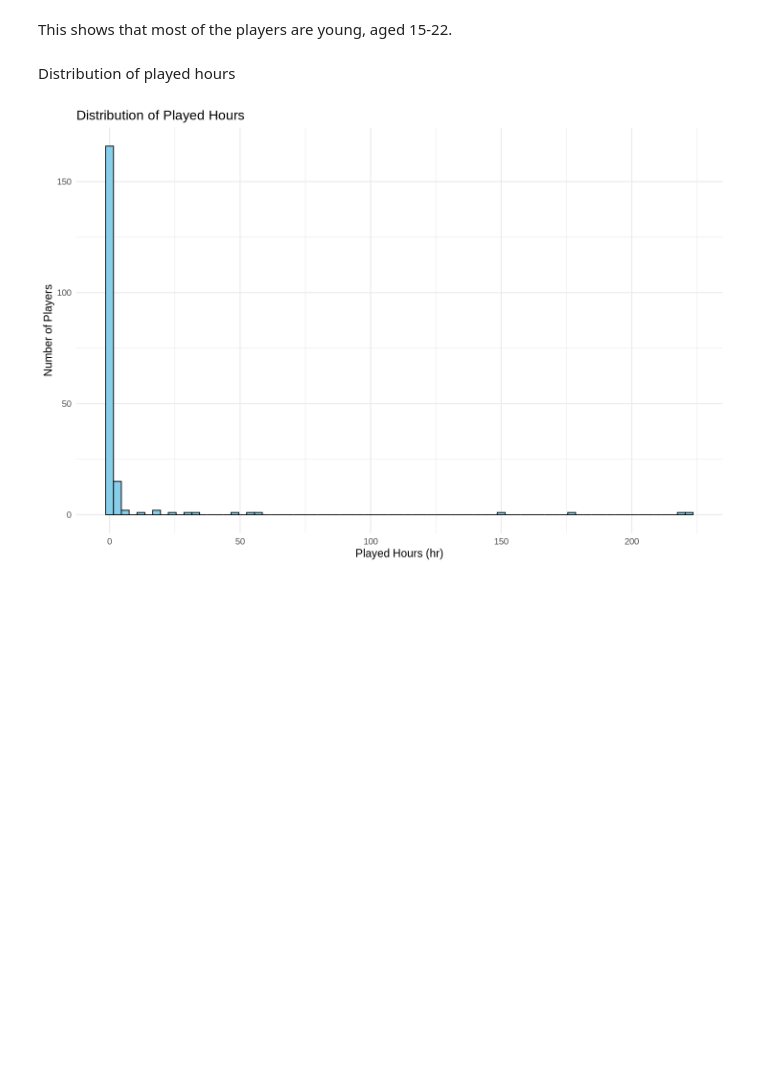
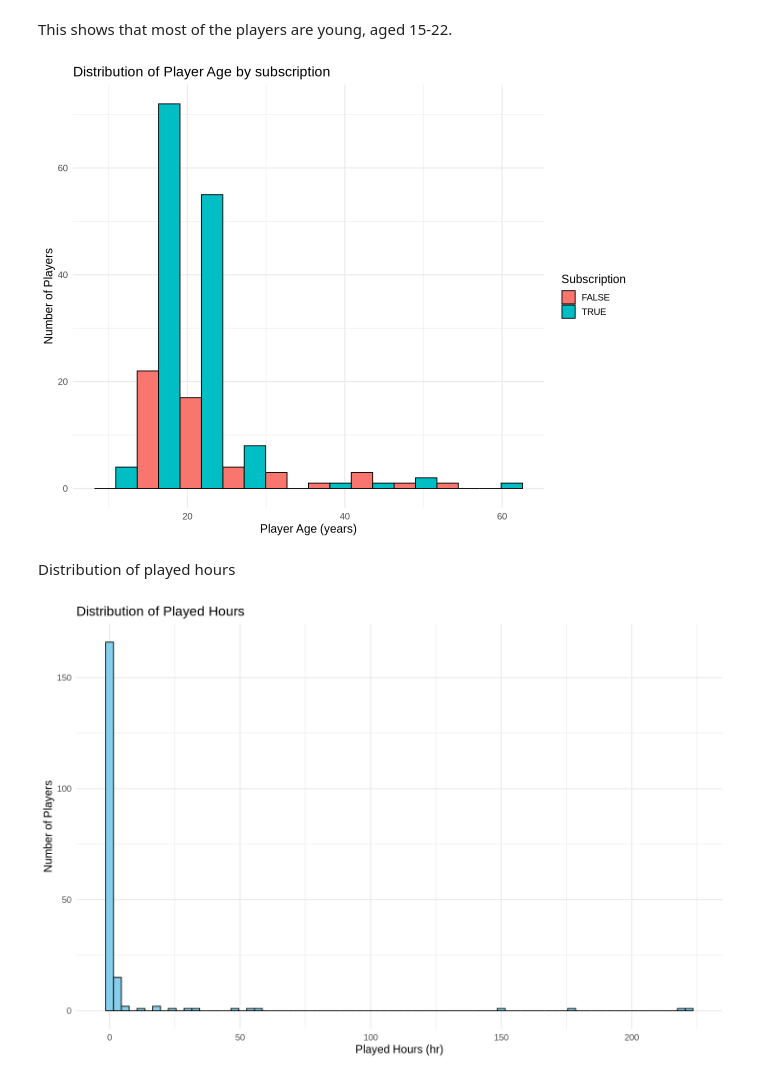
Before and after one commit to Dsharma2002/Project-DSCI100, a Jupyter notebook: test.ipynb, the cells around one changed output. Saved outputs shown, nothing was run; the diff lists cells and outputs as text; code cells hidden in the pictures; blank space fills up the shorter version.

```diff
--- a/test.ipynb
+++ b/test.ipynb
@@ -181,5 +157,19 @@ age_plot
 # %% [markdown]
 This shows that most of the players are young, aged 15-22.
+# %%
+options(repr.plot.width = 10, repr.plot.height = 8)
+age_subscription_plot <- players_clean |>
+    ggplot(aes(x=age, fill=subscribe)) +
+    geom_histogram(position = "dodge", bins = 10, color = "black") +
+    labs(
+        x="Player Age (years)",
+        y="Number of Players",
+        title="Distribution of Player Age by subscription",
+        fill="Subscription"
+    )
+age_subscription_plot
+# %% [output]
+[figure, added]
 # %% [markdown]
 Distribution of played hours
 # %%
```
Also changed, not shown: parts of 16 cells of this notebook.
